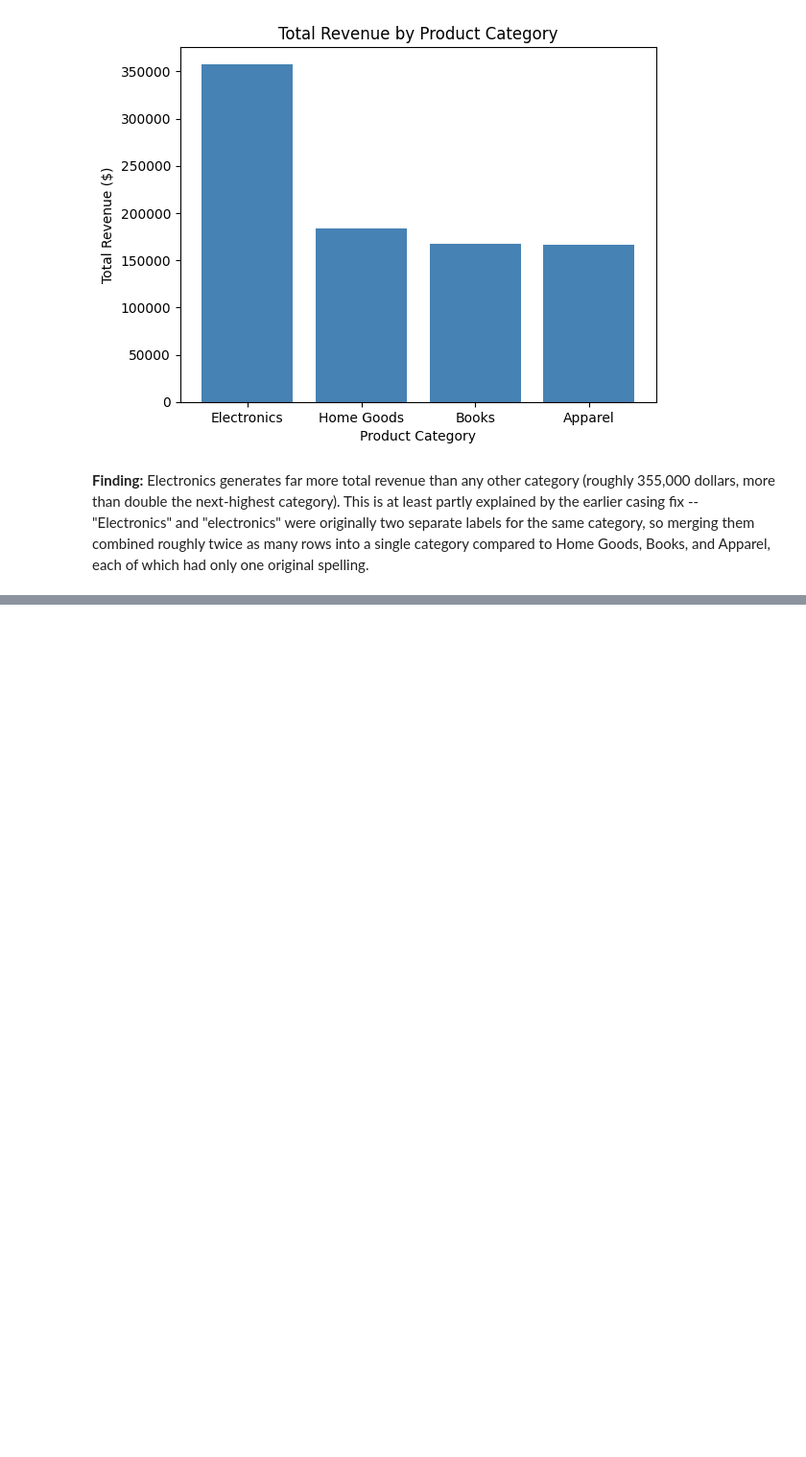
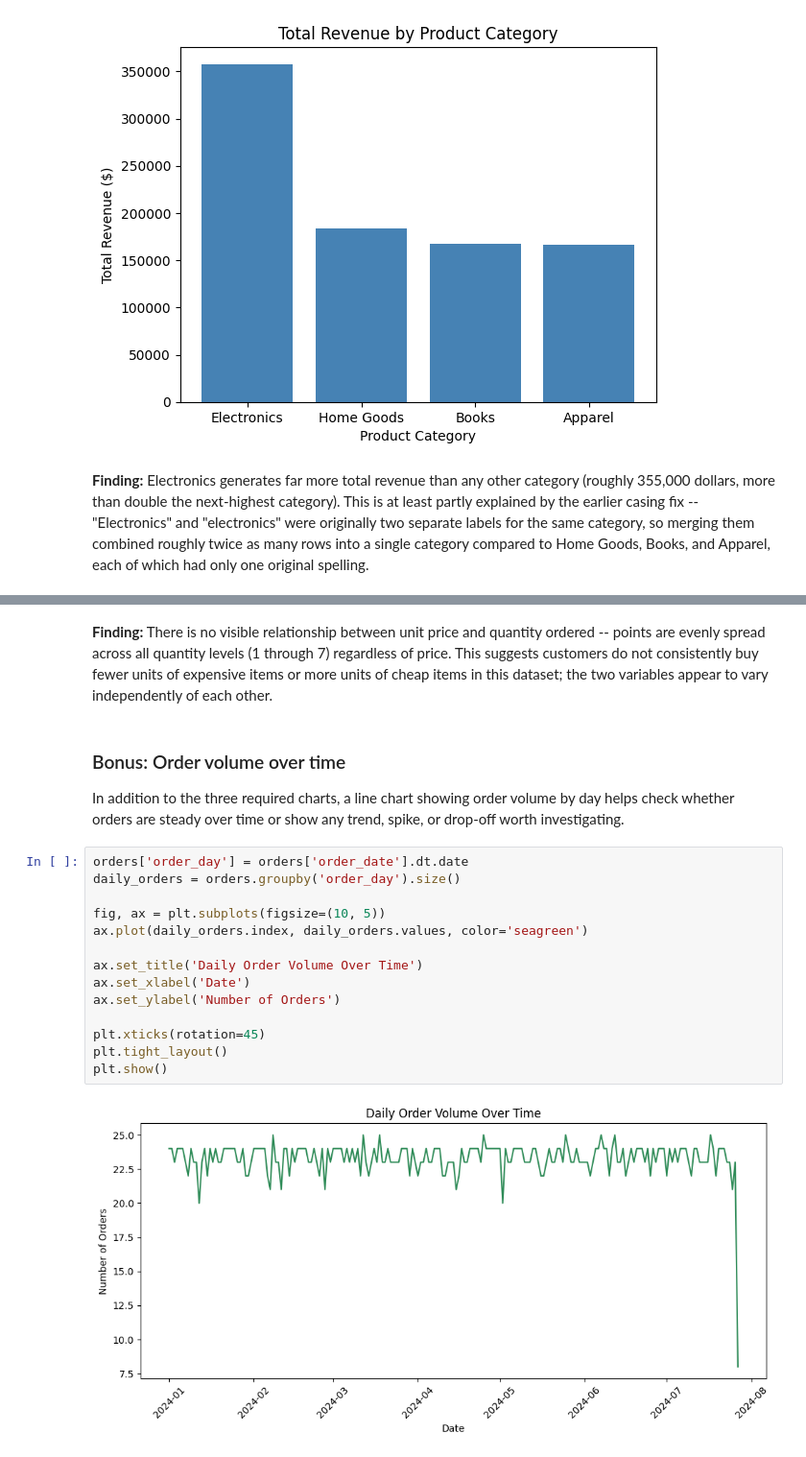
Before and after one commit to tashfeenejaz/week_5_EDA, a Jupyter notebook: Orders_EDA.ipynb, the cells around one changed output, grey strips where cells are left out. Shown at 96% size. Drawn from its saved outputs; the diff is of its cells as text; blank space fills up the shorter version.

Commit message:
Add findings and technical summary sections; confirm notebook runs clean on restart

```diff
--- a/Orders_EDA.ipynb
+++ b/Orders_EDA.ipynb
@@ -233,0 +236,22 @@ plt.show()
+# %% [markdown]
+**Finding:** There is no visible relationship between unit price and quantity ordered -- points are evenly spread across all quantity levels (1 through 7) regardless of price. This suggests customers do not consistently buy fewer units of expensive items or more units of cheap items in this dataset; the two variables appear to vary independently of each other.
+# %% [markdown]
+### Bonus: Order volume over time
+
+In addition to the three required charts, a line chart showing order volume by day helps check whether orders are steady over time or show any trend, spike, or drop-off worth investigating.
+# %%
+orders['order_day'] = orders['order_date'].dt.date
+daily_orders = orders.groupby('order_day').size()
+
+fig, ax = plt.subplots(figsize=(10, 5))
+ax.plot(daily_orders.index, daily_orders.values, color='seagreen')
+
+ax.set_title('Daily Order Volume Over Time')
+ax.set_xlabel('Date')
+ax.set_ylabel('Number of Orders')
+
+plt.xticks(rotation=45)
+plt.tight_layout()
+plt.show()
+# %% [output]
+[figure, added]
```
Also changed, not shown: parts of 5 cells of this notebook.
